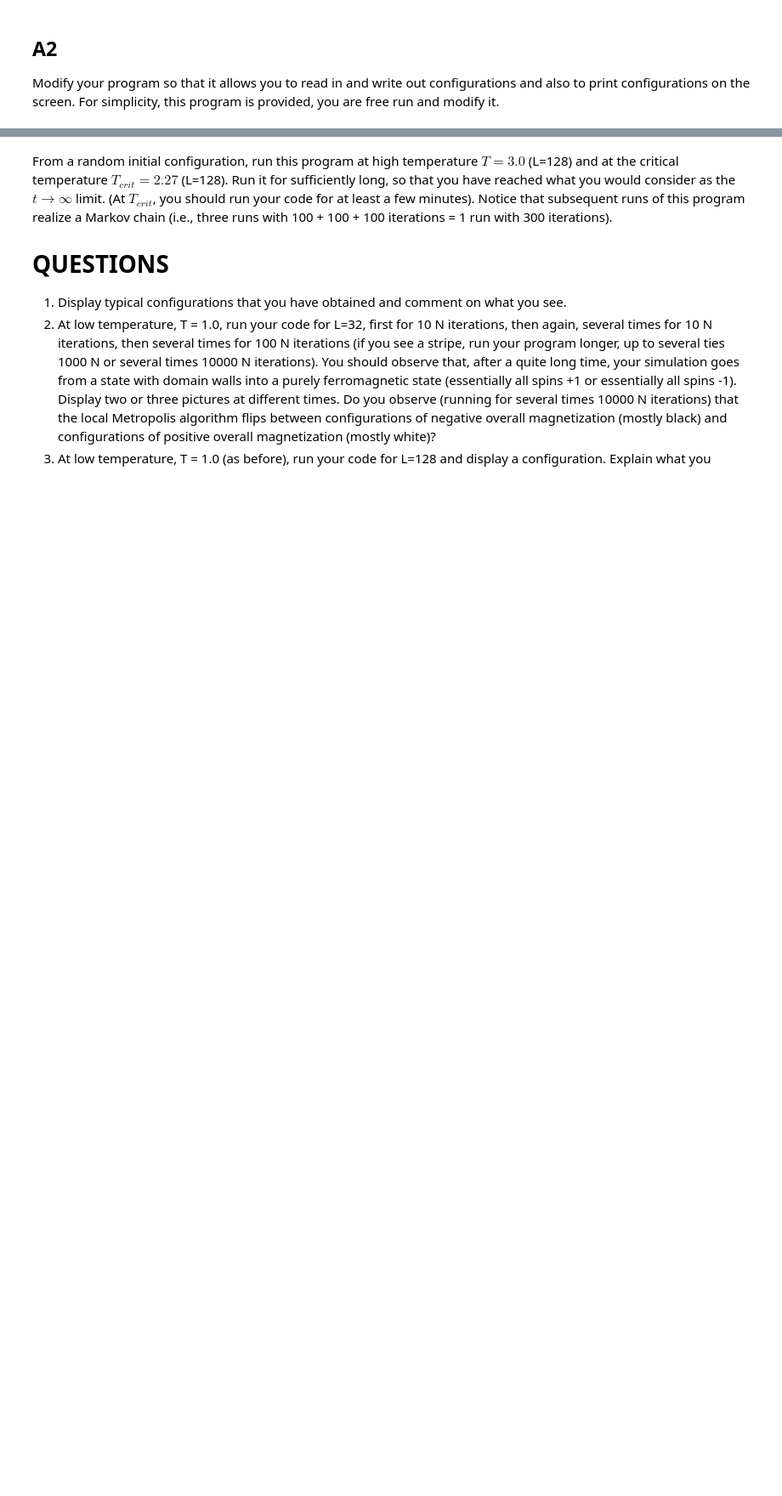
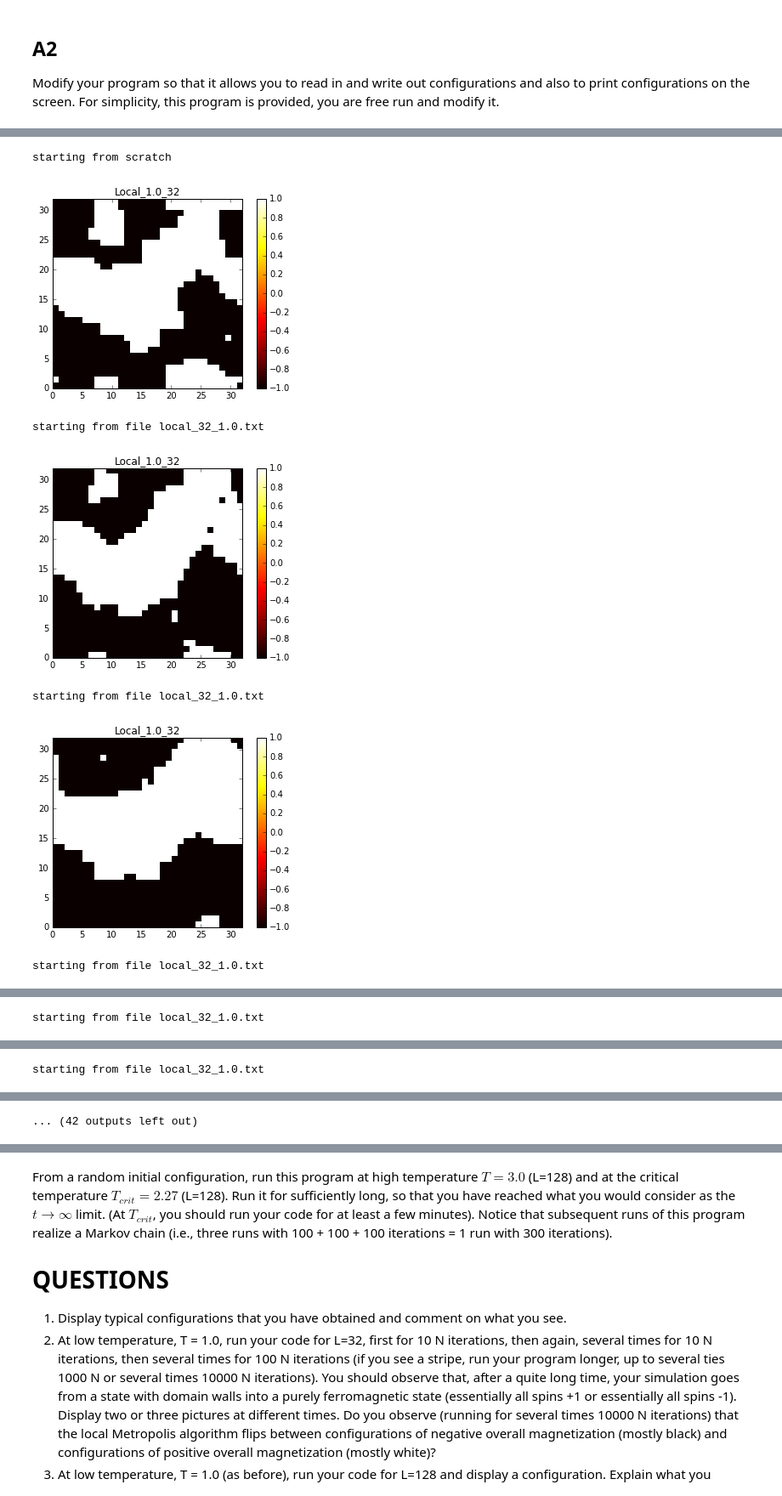
Before and after one commit to MirekJ/mirekJ_7110_v2, a Jupyter notebook: Homework/HW8.ipynb, the cells around one changed output, grey strips where cells are left out. Shown: that part at 85% size. Saved outputs shown, nothing was run; the diff lists cells and outputs as text; code cells hidden in the pictures; blank space fills up the shorter version.

```diff
--- a/Homework/HW8.ipynb
+++ b/Homework/HW8.ipynb
@@ -110,0 +212,23 @@ f.close()
+# %%
+modifier = 10
+for sweep in xrange(1, 10):
+    #print "Configuration after %i runs"%(sweep*modifier)
+    localMetropolis(32, 1.0, modifier)
+
+modifier = 100
+for sweep in xrange(1, 10):
+    #print "Configuration after %i runs"%(sweep*modifier)
+    localMetropolis(32, 1.0, modifier)
+
+modifier = 1000
+for sweep in xrange(1, 10):
+    #print "Configuration after %i runs"%(sweep*modifier)
+    localMetropolis(32, 1.0, modifier)
+# %% [output]
+starting from scratch
+[figure, added]
+starting from file local_32_1.0.txt
+[figure, added]
+starting from file local_32_1.0.txt
+[figure, added]
+starting from file local_32_1.0.txt
@@ -110,0 +236 @@ f.close()
+starting from file local_32_1.0.txt
@@ -110,0 +238 @@ f.close()
+starting from file local_32_1.0.txt
@@ -110,0 +240 @@ f.close()
+... (42 outputs left out)
```
Also changed, not shown: parts of 26 cells of this notebook.
